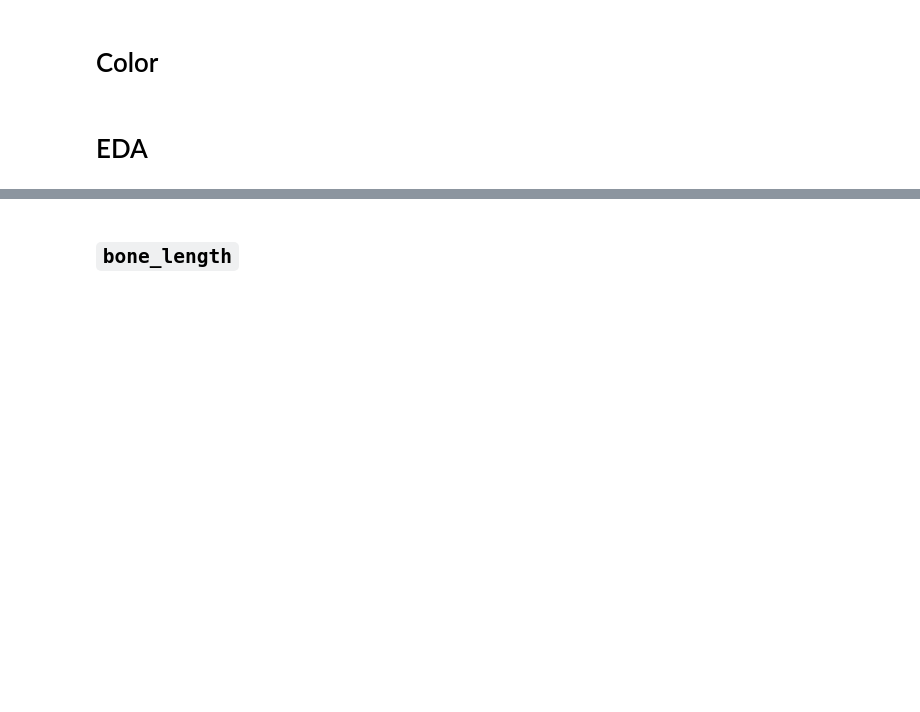
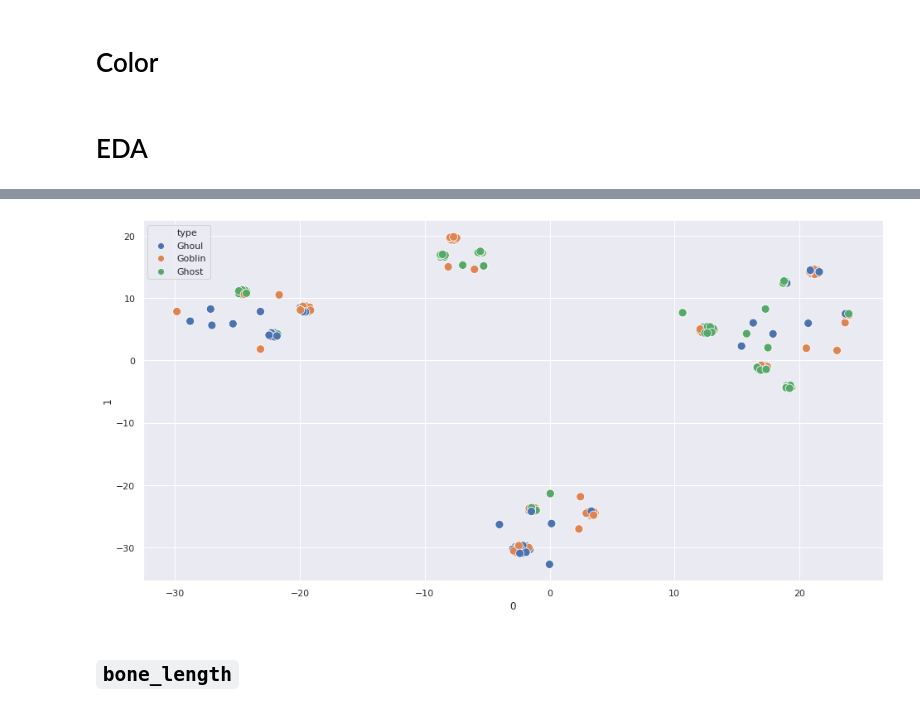
Before and after one commit to it176131/Ghouls-Goblins-and-Ghosts...-Boo-, a Jupyter notebook: Ghouls, Goblins, and Ghosts... Boo!.ipynb, the cells around one changed output, grey strips where cells are left out. Cells and saved outputs as stored; diff of their text form; code cells hidden in the pictures; blank space fills up the shorter version.

Commit message:
Created pipeline to help speed up EDA. Want to try a RandomSearchCV next and see if I can tune the cleaning algorithms to produce better features.

```diff
--- a/Ghouls, Goblins, and Ghosts... Boo!.ipynb
+++ b/Ghouls, Goblins, and Ghosts... Boo!.ipynb
@@ -138,0 +163,78 @@ train = train.join(pd.get_dummies(train.color))
+# %%
+class ModelTransformer(TransformerMixin, BaseEstimator):
+
+    def __init__(self, model):
+        self.model = model
+
+    def fit(self, *args, **kwargs):
+        self.model.fit(*args, **kwargs)
+        return self
+
+    def transform(self, X, **transform_params):
+        return pd.DataFrame(self.model.fit_predict(X))
+# %%
+pipe_cleaner = Pipeline([
+    ('poly', PolynomialFeatures()),
+    ('scaler', RobustScaler()),
+    ('vt', VarianceThreshold()),
+])
+
+pipe_cluster = Pipeline([
+    ('union', FeatureUnion([
+        ('optics', ModelTransformer(OPTICS())),
+        ('dbscan', ModelTransformer(DBSCAN())),
+        ('kmeans', ModelTransformer(KMeans())),
+        ('meanshift', ModelTransformer(MeanShift())),
+        ('agglom', ModelTransformer(AgglomerativeClustering())),
+        ('affinity', ModelTransformer(AffinityPropagation()))
+    ])),
+    ('ohe', OneHotEncoder())
+])
+
+pipe_decomp = Pipeline([
+    ('tsne', TSNE()),
+])
+
+pipe = Pipeline([
+    ('cleaner', pipe_cleaner),
+    ('cluster', pipe_cluster),
+    ('decomp', pipe_decomp)
+], verbose=True)
+
+params = {
+    'cleaner__poly__degree' : 4,
+    'cleaner__poly__include_bias' : False,
+    'cleaner__poly__interaction_only' : True,
+    'cluster__union__n_jobs' : -1,
+    'cluster__union__dbscan__model__eps' : 0.1,
+    'cluster__union__dbscan__model__min_samples' : 3,
+    'cluster__union__kmeans__model__n_clusters' : 3,
+    'cluster__union__kmeans__model__random_state' : 0,
+    'cluster__union__agglom__model__n_clusters' : 3,
+    'cluster__ohe__sparse' : False,
+    'decomp__tsne__n_components' : 2,
+    'decomp__tsne__perplexity' : 30,
+    'decomp__tsne__random_state' : 0,
+}
+
+pipe.set_params(**params)
+
+X = train.drop(columns=[
+    'id',
+    'color',
+    'type',
+])
+
+_ = pipe.fit_transform(X)
+
+fig, ax = plt.subplots(figsize=(16,8))
+
+sns.scatterplot(
+    data=pd.DataFrame(_).join(train.type),
+    x=0,
+    y=1,
+    hue='type',
+    ax=ax,
+    s=100
+);
+# %% [output]
@@ -139,3 +244,4 @@ train = train.join(pd.get_dummies(train.color))
+[figure, added]
 # %% [markdown]
 ## `bone_length`
 # %%
```
Also changed, not shown: parts of 3 cells of this notebook.
